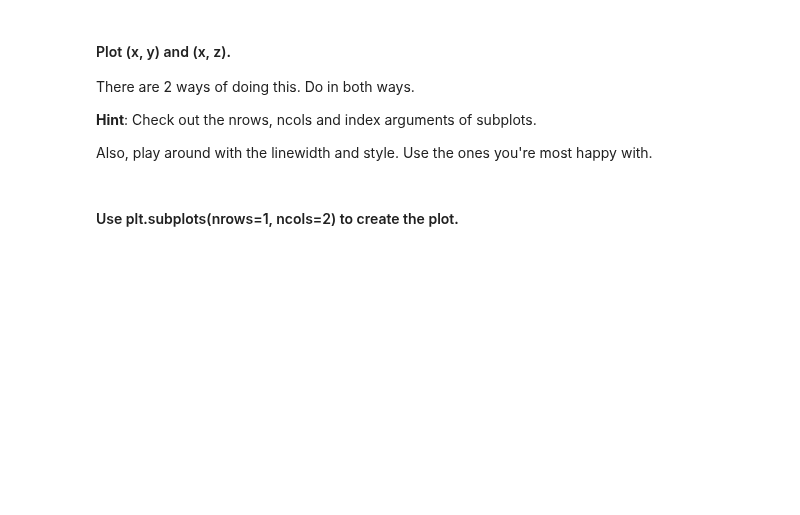
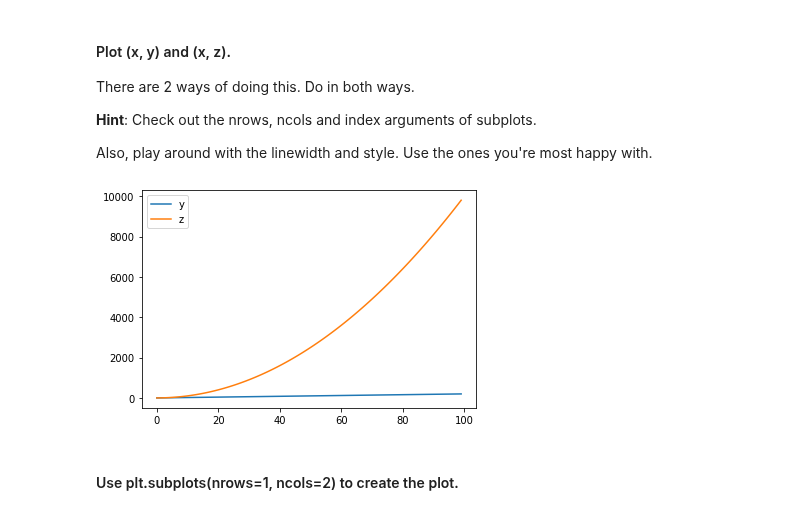
Before and after one commit to ta-data-lis/lab-matplotlib-seaborn, a Jupyter notebook: your-code/main.ipynb, the cells around one changed output. Saved outputs shown, nothing was run; the diff lists cells and outputs as text; code cells hidden in the pictures; blank space fills up the shorter version.

```diff
--- a/your-code/main.ipynb
+++ b/your-code/main.ipynb
@@ -25,2 +26,9 @@ Also, play around with the linewidth and style. Use the ones you're most happy w
+# %%
+plt.plot(x,y, label="y")
+plt.plot(x,z,label="z")
+plt.legend()
+plt.show()
+# %% [output]
+[figure, added]
 # %% [markdown]
 #### Use plt.subplots(nrows=1, ncols=2) to create the plot.
```
Also changed, not shown: parts of 36 cells of this notebook, 1 other file.
